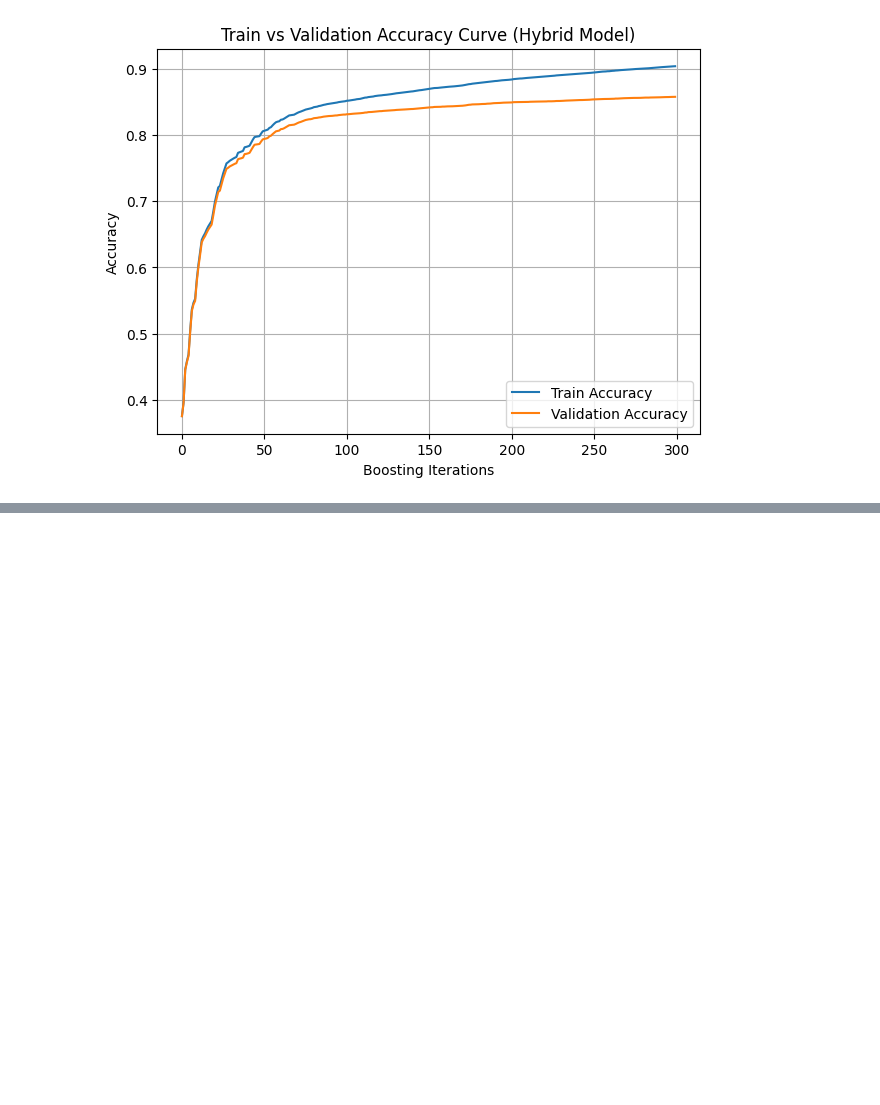
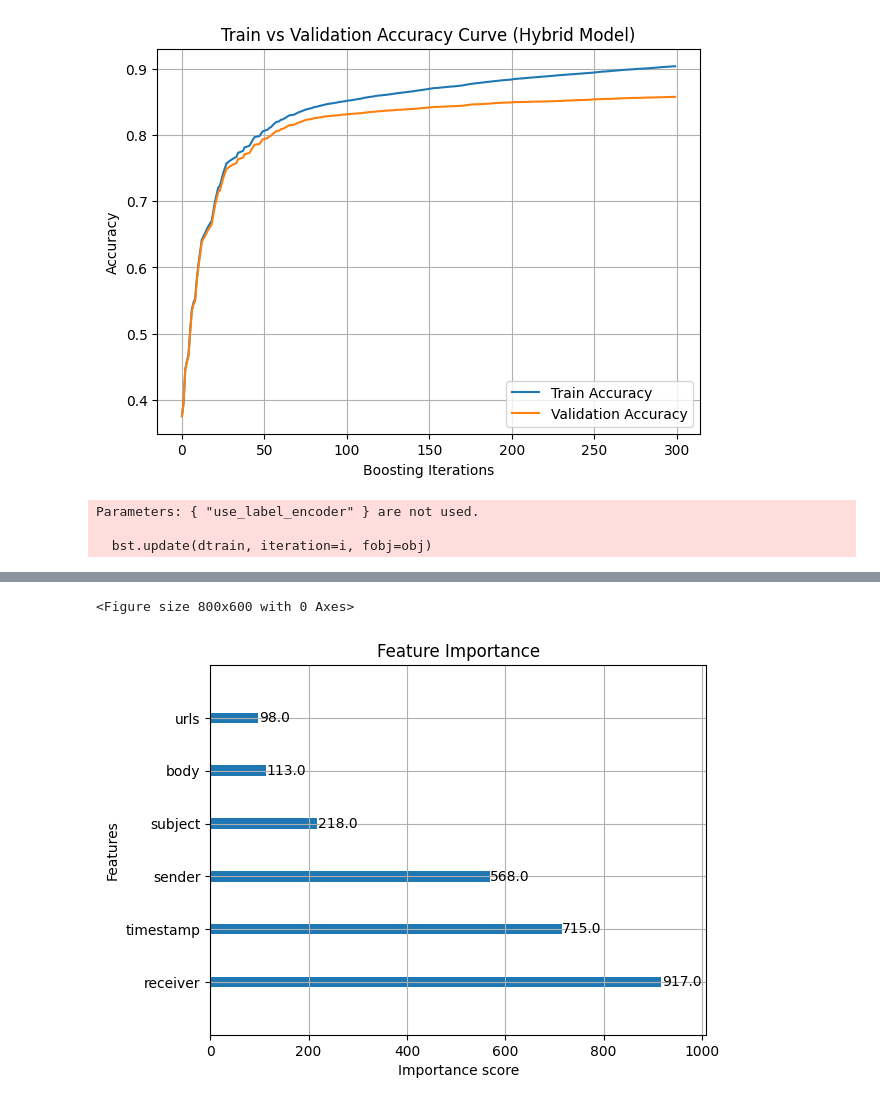
Before and after one commit to surya211099/DetectingPhishingEmail, a Jupyter notebook: DetectPhishingMail.ipynb, the cells around one changed output, grey strips where cells are left out. Saved outputs shown, nothing was run; the diff lists cells and outputs as text; code cells hidden in the pictures; blank space fills up the shorter version.

```diff
--- a/DetectPhishingMail.ipynb
+++ b/DetectPhishingMail.ipynb
@@ -861,3 +861,72 @@ plt.grid(True)
 plt.show()
 # %% [output]
 [figure]
+# %%
+# Import libraries
+import pandas as pd
+from sklearn.model_selection import train_test_split
+from sklearn.metrics import (
+    accuracy_score,
+    precision_score,
+    recall_score,
+    f1_score,
+    classification_report,
+    confusion_matrix
+)
+from xgboost import XGBClassifier, plot_importance
+import matplotlib.pyplot as plt
+
+# Load dataset
+df = pd.read_csv("/content/drive/MyDrive/Dessertation/phishing_numeric_dataset.csv")
+
+# Features and target
+X = df.drop(columns=["label"])  # 6 features
+y = df["label"]                 # target column
+
+# Train-test split
+X_train, X_test, y_train, y_test = train_test_split(
+    X, y,
+    test_size=0.2,
+    stratify=y,
+    random_state=42
+)
+
+# Initialize XGBoost classifier
+xgb = XGBClassifier(
+    n_estimators=100,
+    max_depth=5,
+    learning_rate=0.1,
+    use_label_encoder=False,
+    eval_metric="logloss",
+    random_state=42
+)
+
+# Train the model
+xgb.fit(X_train, y_train)
+
+# Predict
+y_pred = xgb.predict(X_test)
+
+# Metrics
+accuracy = accuracy_score(y_test, y_pred)
+precision = precision_score(y_test, y_pred)
+recall = recall_score(y_test, y_pred)
+f1 = f1_score(y_test, y_pred)
+
+print("Accuracy:", accuracy)
+print("Precision:", precision)
+print("Recall:", recall)
+print("F1 Score:", f1)
+print("\nConfusion Matrix:\n", confusion_matrix(y_test, y_pred))
+print("\nClassification Report:\n", classification_report(y_test, y_pred))
+
+# Feature Importance
+plt.figure(figsize=(8,6))
+plot_importance(xgb, importance_type='weight', max_num_features=6)
+plt.title("Feature Importance")
+plt.gca().invert_yaxis()  # swap X and Y axis
+plt.show()
+# %% [output]
+Parameters: { "use_label_encoder" } are not used.
+
+  bst.update(dtrain, iteration=i, fobj=obj)
@@ -863,0 +951,2 @@ plt.show()
+<Figure size 800x600 with 0 Axes>
+[figure, added]
```
Also changed, not shown: parts of 1 cell of this notebook.
